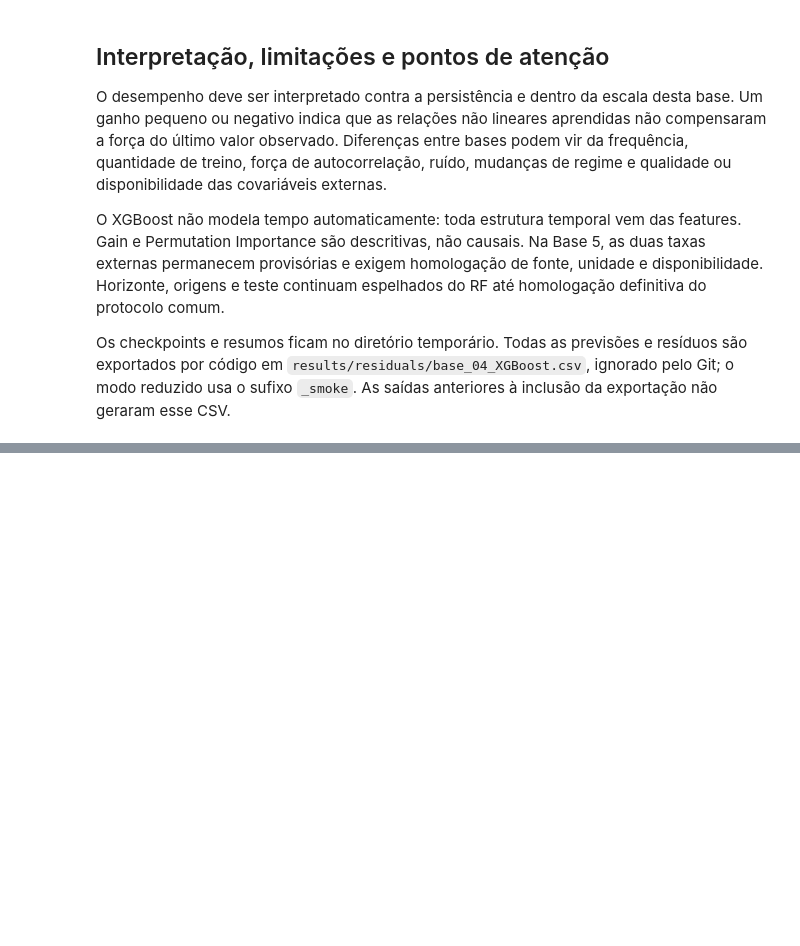
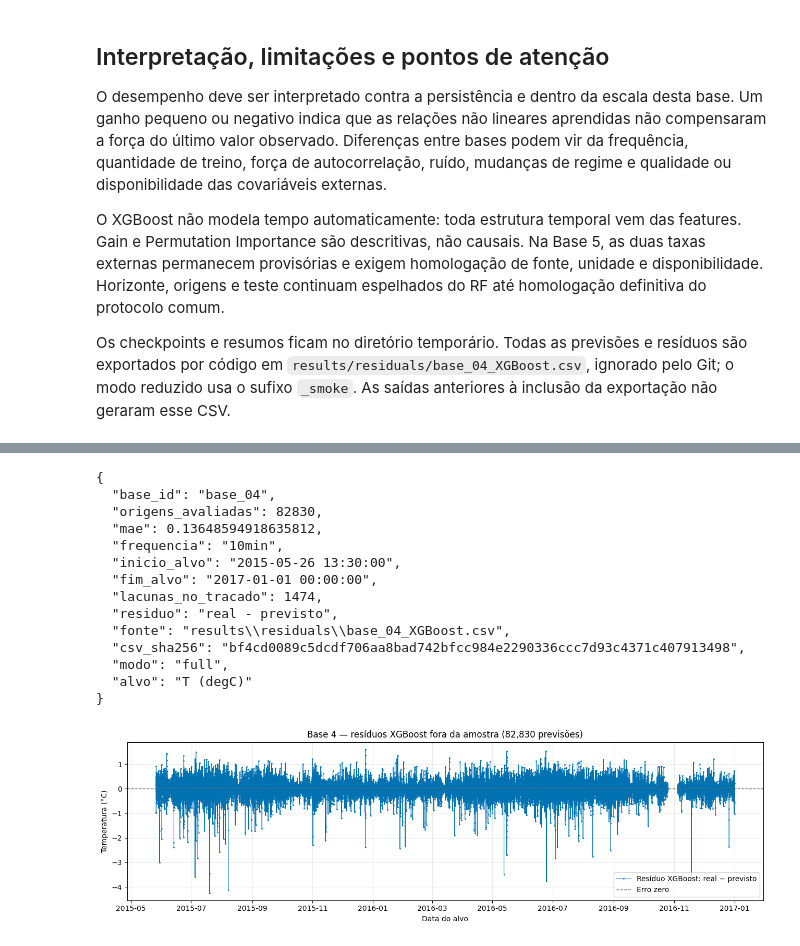
Before and after one commit to lemosriosl/TrabalhoDanielModelos, a Jupyter notebook: notebooks/base_04-grupo4_XGBoost.ipynb, the cells around one changed output, grey strips where cells are left out. Saved outputs shown, nothing was run; the diff lists cells and outputs as text; code cells hidden in the pictures; blank space fills up the shorter version.

Commit message:
feat: documentar XGBoost e adicionar graficos de residuos

```diff
--- a/notebooks/base_04-grupo4_XGBoost.ipynb
+++ b/notebooks/base_04-grupo4_XGBoost.ipynb
@@ -643,0 +658,36 @@ Os checkpoints e resumos ficam no diretório temporário. Todas as previsões e
+# %%
+# Diagnóstico isolado: não executa tuning nem walk-forward.
+from pathlib import Path
+import sys
+import json
+import matplotlib.pyplot as plt
+_cwd_residuos = Path.cwd().resolve()
+_raiz_residuos = next(
+    (p for p in (_cwd_residuos, *_cwd_residuos.parents)
+     if (p / "pyproject.toml").is_file() and (p / "data").is_dir()), None)
+if _raiz_residuos is None:
+    raise FileNotFoundError("Execute dentro do repositório.")
+if str(_raiz_residuos / "src") not in sys.path:
+    sys.path.insert(0, str(_raiz_residuos / "src"))
+from series_temporais.reporting.residuos import grafico_residuos_xgboost
+_fig_residuos, _audit_residuos = grafico_residuos_xgboost(
+    _raiz_residuos, 4, predictions=globals().get("predictions"),
+    smoke=bool(globals().get("SMOKE_TEST", False)))
+print(json.dumps(_audit_residuos, ensure_ascii=False, indent=2))
+plt.show()
+# %% [output]
+{
+  "base_id": "base_04",
+  "origens_avaliadas": 82830,
+  "mae": 0.13648594918635812,
+  "frequencia": "10min",
+  "inicio_alvo": "2015-05-26 13:30:00",
+  "fim_alvo": "2017-01-01 00:00:00",
+  "lacunas_no_tracado": 1474,
+  "residuo": "real - previsto",
+  "fonte": "results\\residuals\\base_04_XGBoost.csv",
+  "csv_sha256": "bf4cd0089c5dcdf706aa8bad742bfcc984e2290336ccc7d93c4371c407913498",
+  "modo": "full",
+  "alvo": "T (degC)"
+}
+[figure, added]
```
Also changed, not shown: parts of 2 cells of this notebook, 7 other files.
